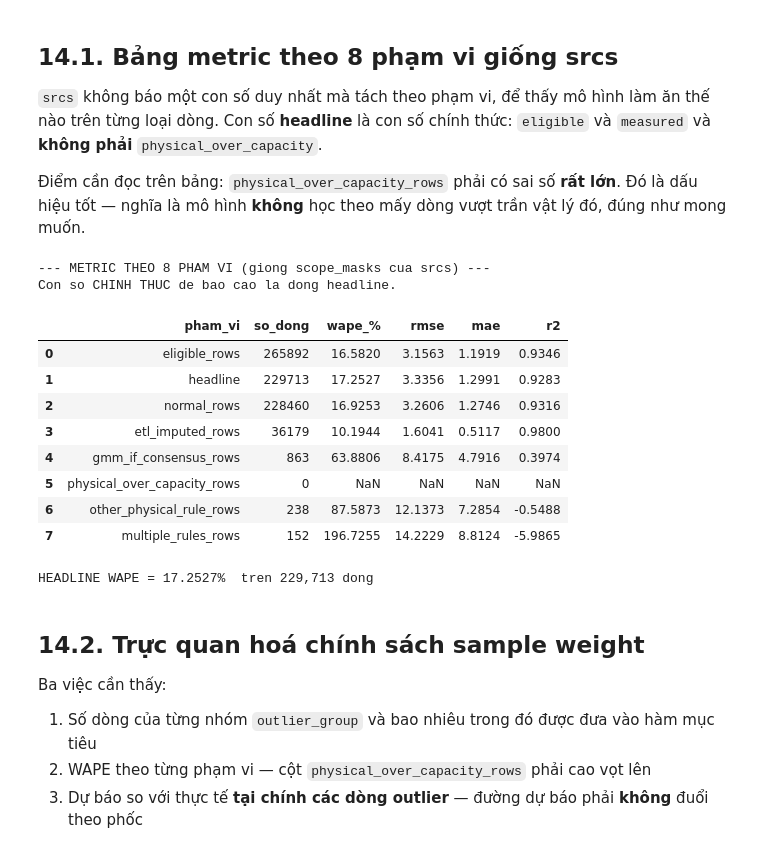
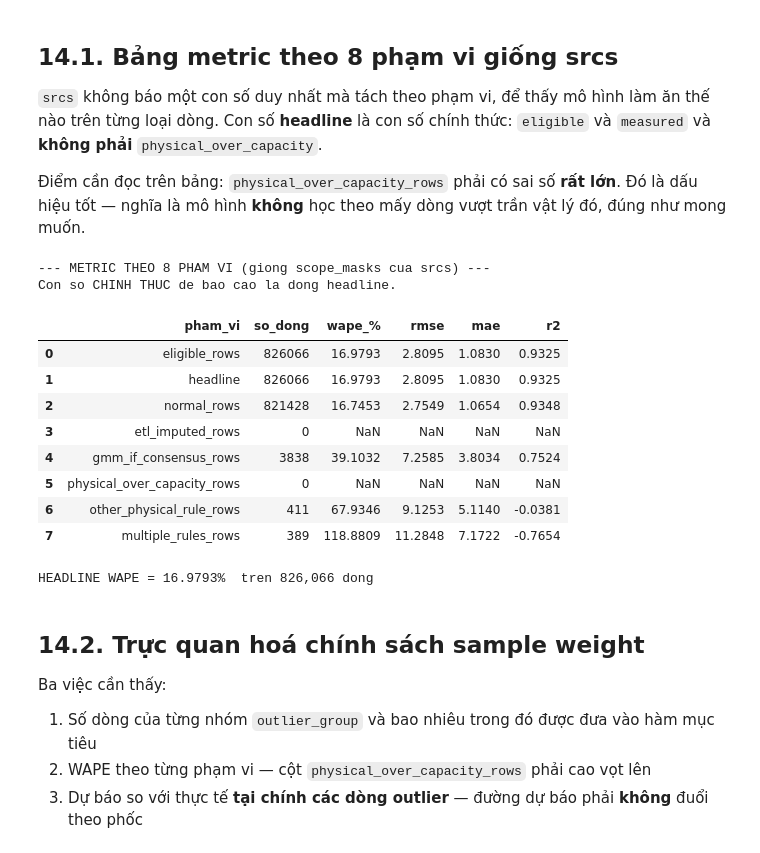
Before and after one commit to nguyenvunhut/solar-engergy, a Jupyter notebook: notebooks/forcasting_v3_energy/06_1_train_mae.ipynb, the cells around one changed output. Saved outputs shown, nothing was run; the diff lists cells and outputs as text; code cells hidden in the pictures.

```diff
--- a/notebooks/forcasting_v3_energy/06_1_train_mae.ipynb
+++ b/notebooks/forcasting_v3_energy/06_1_train_mae.ipynb
@@ -1002,7 +1061,8 @@ print("=" * 74)
 _n = min(MAU_THU_NHANH, len(X_dev))
 _idx = X_dev.sample(n=_n, random_state=SEED).index
 _p = {'objective': LGB_OBJECTIVE, 'random_state': SEED, 'verbosity': -1, 'n_jobs': N_JOBS,
-      'max_bin': MAX_BIN, 'force_col_wise': FORCE_COL_WISE, 'n_estimators': 200,
+      'max_bin': MAX_BIN, 'force_col_wise': FORCE_COL_WISE, 'deterministic': DETERMINISTIC,
+      'n_estimators': 200,
       'learning_rate': 0.08, 'num_leaves': 63, 'min_child_samples': 40}
 if LGB_OBJECTIVE == 'huber':
     _p['alpha'] = 1.0
@@ -1032,7 +1092,7 @@ _m_thu = _fit_thu(_p, X_dev.loc[_idx], y_dev.loc[_idx], w_dev.loc[_idx])
 print(f"Train thu {_n:,} dong x {len(FEATURES)} dac trung trong {time.time() - _t0_thu:.1f} giay")
 
 # Du bao tren tap test, nhan nguoc mau chuan hoa va chan tran giong luc cham diem that
-_te = test_h[(test_h['site_scale'] > 0) & (test_h['sin_elevation'] > EPS_ELEV)].copy()
+_te = val_h[(val_h['site_scale'] > 0) & (val_h['sin_elevation'] > EPS_ELEV)].copy()
 _k = np.clip(_m_thu.predict(_te[FEATURES].fillna(MEDIANS).astype(DTYPE)), 0, 1.5)
 _yp = np.minimum(_k * mau_chuan_hoa(_te), _te['tran_cong_suat'].to_numpy() * 1.02)
 _te['y_pred'] = np.where(_te['sin_elevation'].to_numpy() <= EPS_ELEV, 0.0, _yp)
@@ -1114,27 +1174,6 @@ có — hai bài toán khác nhau, tham số chọn ra không còn đúng.
 
 Đặt `N_TRIALS = 0` ở cell tham số nếu muốn bỏ qua bước này.
 # %%
-FOLDS_DIR = f'{SELECTED_DIR}/time_series_folds'
-
-
-def doc_fold(n, vai_tro):
-    """Doc mot fold, dung muc tieu va weight giong tap development."""
-    duong_dan = f'{FOLDS_DIR}/fold_{n}_{vai_tro}_selected.parquet'
-    if not os.path.exists(duong_dan):
-        return None
-    co_san = set(pq.ParquetFile(duong_dan).schema_arrow.names)
-    cot = [c for c in dict.fromkeys(FEATURES + COT_PHU + COT_BAT_BUOC) if c in co_san]
-    d = pd.read_parquet(duong_dan, columns=cot).sort_values([SITE_COL, TIMESTAMP_COL]).reset_index(drop=True)
-    if EXCLUDE_SITES and SITE_COL in d.columns:
-        d = d[~d[SITE_COL].isin(EXCLUDE_SITES)]
-    d = them_muc_tieu(d, HORIZON_STEPS)
-    d = d[(d['site_scale'] > 0) & (d['sin_elevation'] > EPS_ELEV)].copy()
-    d['k_target'] = np.clip(d['y_true'].to_numpy() / mau_chuan_hoa(d), 0, 1.5)
-    d['w'] = build_sample_weight(d)
-    d = d[d['w'].gt(0)]
-    return d
-
-
 CAC_FOLD = []
 if N_TRIALS > 0:
     _n = 1
@@ -1176,7 +1215,8 @@ _t0 = time.time()
 
 def tham_so_co_ban(trial=None):
     p = {'objective': LGB_OBJECTIVE, 'random_state': SEED, 'verbosity': -1,
-         'n_jobs': N_JOBS, 'max_bin': MAX_BIN, 'force_col_wise': FORCE_COL_WISE}
+         'n_jobs': N_JOBS, 'max_bin': MAX_BIN, 'force_col_wise': FORCE_COL_WISE,
+         'deterministic': DETERMINISTIC}
     if trial is None:
         p.update({'n_estimators': 800, 'learning_rate': 0.05, 'num_leaves': 160,
                   'min_child_samples': 30, 'subsample': 0.9, 'colsample_bytree': 0.9})
@@ -1300,11 +1340,11 @@ model = fit_an_toan(BEST_PARAMS, X_dev, y_dev, w_dev)
 print(f"Train xong sau {(time.time() - _t1) / 60:.1f} phút")
 
 # Du bao tren tap test, nhan nguoc mau chuan hoa roi chan tran cong suat
-_k_pred = np.clip(model.predict(test_h[FEATURES].fillna(MEDIANS).astype(np.float32)), 0, 1.5)
-test_h['y_pred'] = np.minimum(_k_pred * mau_chuan_hoa(test_h), test_h['tran_cong_suat'].to_numpy() * 1.02)
-test_h.loc[test_h['sin_elevation'] <= EPS_ELEV, 'y_pred'] = 0.0
+_k_pred = np.clip(model.predict(val_h[FEATURES].fillna(MEDIANS).astype(np.float32)), 0, 1.5)
+val_h['y_pred'] = np.minimum(_k_pred * mau_chuan_hoa(val_h), val_h['tran_cong_suat'].to_numpy() * 1.02)
+val_h.loc[val_h['sin_elevation'] <= EPS_ELEV, 'y_pred'] = 0.0
 
-print(f"Đã dự báo {len(test_h):,} dòng")
+print(f"Đã dự báo {len(val_h):,} dòng")
 _imp = pd.Series(model.feature_importances_, index=FEATURES).sort_values(ascending=False)
 print("\n--- 12 DAC TRUNG QUAN TRONG NHAT ---")
 display(_imp.head(12).to_frame('importance'))
@@ -1332,7 +1372,7 @@ Train xong sau 1.0 phút
 Đây là tiêu chí nghiệm thu: **dự báo phải đúng thời điểm**. Giá trị cao hay thấp hơn thực tế thì còn
 chấp nhận được, nhưng nếu dự báo đến sau thì nó không còn là dự báo.
 # %%
-_quet = quet_do_tre(test_h)
+_quet = quet_do_tre(val_h)
 _k_tot = min(_quet, key=_quet.get)
 print("--- QUET DO TRE TOAN BO 42 TRAM ---")
 print("So du bao(T) voi thuc te(T - k buoc). k=0 nho nhat la khong tre.\n")
@@ -1343,7 +1383,7 @@ print(f"\nKết luận: {'KHONG TRE PHA' if _k_tot == 0 else f'TRE {_k_tot} BUOC
 
 # quet rieng tung tram
 _rows = []
-for _s, _z in test_h[test_h['is_daylight'].fillna(False).astype(bool)].groupby(SITE_COL):
+for _s, _z in val_h[val_h['is_daylight'].fillna(False).astype(bool)].groupby(SITE_COL):
     _z = _z.sort_values(TIMESTAMP_COL)
     _r = {}
     for k in range(0, 3):
@@ -1425,7 +1464,7 @@ dòng. Con số **headline** là con số chính thức: `eligible` và `measure
 Điểm cần đọc trên bảng: `physical_over_capacity_rows` phải có sai số **rất lớn**. Đó là dấu hiệu tốt —
 nghĩa là mô hình **không** học theo mấy dòng vượt trần vật lý đó, đúng như mong muốn.
 # %%
-_scopes = scope_masks(test_h)
+_scopes = scope_masks(val_h)
 _rows = []
 for _ten, _mask in _scopes.items():
     _n = int(_mask.sum())
@@ -1433,43 +1472,43 @@ for _ten, _mask in _scopes.items():
         _rows.append({'pham_vi': _ten, 'so_dong': _n, 'wape_%': np.nan,
                       'rmse': np.nan, 'mae': np.nan, 'r2': np.nan})
         continue
-    _z = test_h.loc[_mask]
+    _z = val_h.loc[_mask]
     _mt = compute_metrics(_z['y_true'].values, _z['y_pred'].values)
     _rows.append({'pham_vi': _ten, 'so_dong': _n, 'wape_%': round(_mt['wape'], 4),
                   'rmse': round(_mt['rmse'], 4), 'mae': round(_mt['mae'], 4),
                   'r2': round(_mt['r2'], 4)})
 
 df_scope = pd.DataFrame(_rows)
 print("--- METRIC THEO 8 PHAM VI (giong scope_masks cua srcs) ---")
 print("Con so CHINH THUC de bao cao la dong headline.")
 display(df_scope)
 
 _hl = df_scope[df_scope['pham_vi'] == 'headline']
 if not _hl.empty and pd.notna(_hl['wape_%'].iloc[0]):
     print(f"\nHEADLINE WAPE = {_hl['wape_%'].iloc[0]:.4f}%  tren {int(_hl['so_dong'].iloc[0]):,} dong")
 
 _pc = df_scope[df_scope['pham_vi'] == 'physical_over_capacity_rows']
 _nr = df_scope[df_scope['pham_vi'] == 'normal_rows']
 if not _pc.empty and not _nr.empty and pd.notna(_pc['wape_%'].iloc[0]) and pd.notna(_nr['wape_%'].iloc[0]):
     _ty = _pc['wape_%'].iloc[0] / _nr['wape_%'].iloc[0]
     print(f"WAPE tai physical_over_capacity gap {_ty:.1f} lan so voi normal_rows.")
     if _ty > 2:
         print("   TOT: mo hinh KHONG hoc theo may dong vuot tran vat ly.")
     else:
         print("   [CANH BAO] Ty le nay thap, co the mo hinh dang hoc ca outlier vuot tran.")
 # %% [output]
 --- METRIC THEO 8 PHAM VI (giong scope_masks cua srcs) ---
 Con so CHINH THUC de bao cao la dong headline.
 |  | pham_vi | so_dong | wape_% | rmse | mae | r2 |
-| 0 | eligible_rows | 265892 | 16.5820 | 3.1563 | 1.1919 | 0.9346 |
-| 1 | headline | 229713 | 17.2527 | 3.3356 | 1.2991 | 0.9283 |
-| 2 | normal_rows | 228460 | 16.9253 | 3.2606 | 1.2746 | 0.9316 |
-| 3 | etl_imputed_rows | 36179 | 10.1944 | 1.6041 | 0.5117 | 0.9800 |
-| 4 | gmm_if_consensus_rows | 863 | 63.8806 | 8.4175 | 4.7916 | 0.3974 |
+| 0 | eligible_rows | 826066 | 16.9793 | 2.8095 | 1.0830 | 0.9325 |
+| 1 | headline | 826066 | 16.9793 | 2.8095 | 1.0830 | 0.9325 |
+| 2 | normal_rows | 821428 | 16.7453 | 2.7549 | 1.0654 | 0.9348 |
+| 3 | etl_imputed_rows | 0 | NaN | NaN | NaN | NaN |
+| 4 | gmm_if_consensus_rows | 3838 | 39.1032 | 7.2585 | 3.8034 | 0.7524 |
 | 5 | physical_over_capacity_rows | 0 | NaN | NaN | NaN | NaN |
-| 6 | other_physical_rule_rows | 238 | 87.5873 | 12.1373 | 7.2854 | -0.5488 |
-| 7 | multiple_rules_rows | 152 | 196.7255 | 14.2229 | 8.8124 | -5.9865 |
+| 6 | other_physical_rule_rows | 411 | 67.9346 | 9.1253 | 5.1140 | -0.0381 |
+| 7 | multiple_rules_rows | 389 | 118.8809 | 11.2848 | 7.1722 | -0.7654 |
-HEADLINE WAPE = 17.2527%  tren 229,713 dong
+HEADLINE WAPE = 16.9793%  tren 826,066 dong
 # %% [markdown]
 ## 14.2. Trực quan hoá chính sách sample weight
 
```
Also changed, not shown: parts of 19 cells of this notebook, 13 other files.
